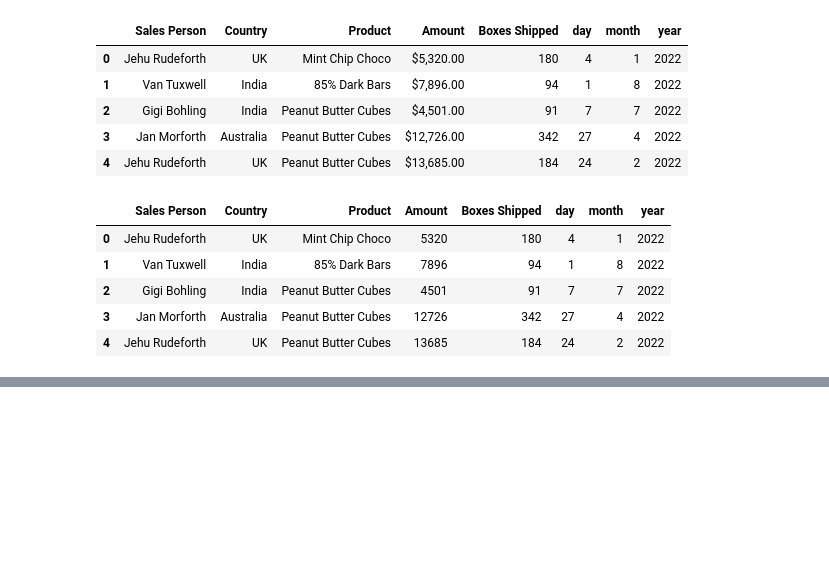
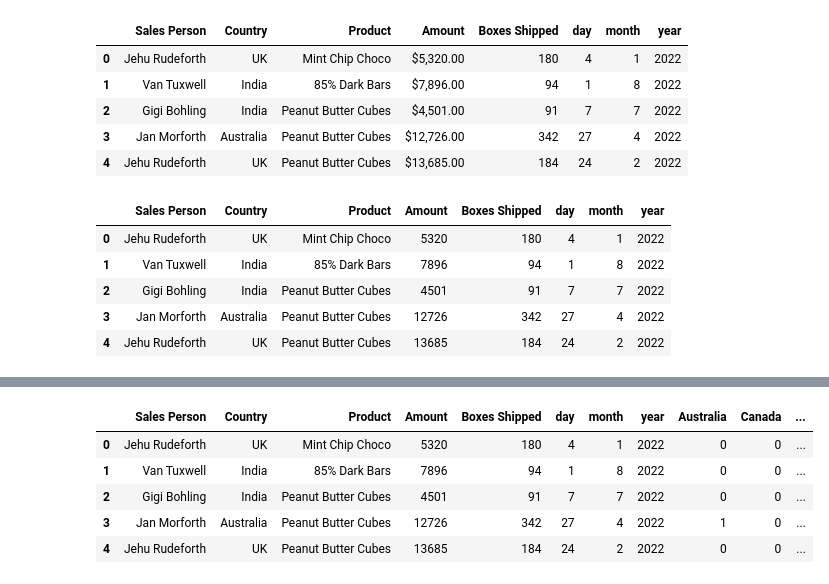
Before and after one commit to mayurimamdi/ChocolateSaleEDAandAnalysis, a Jupyter notebook: notebook/EDA.ipynb, the cells around one changed output, grey strips where cells are left out. Saved outputs shown, nothing was run; the diff lists cells and outputs as text; code cells hidden in the pictures; blank space fills up the shorter version.

```diff
--- a/notebook/EDA.ipynb
+++ b/notebook/EDA.ipynb
@@ -152,0 +202,17 @@ df.head()
+# %%
+dff['New Zealand']=dff['New Zealand'].astype(int)
+# %%
+dff['Australia']=dff['Australia'].astype(int)
+# %%
+dff['Canada']=dff['Canada'].astype(int)
+# %%
+dff['India']=dff['India'].astype(int)
+# %%
+dff.head()
+# %% [output]
+|  | Sales Person | Country | Product | Amount | Boxes Shipped | day | month | year | Australia | Canada | ... |
+| 0 | Jehu Rudeforth | UK | Mint Chip Choco | 5320 | 180 | 4 | 1 | 2022 | 0 | 0 | ... |
+| 1 | Van Tuxwell | India | 85% Dark Bars | 7896 | 94 | 1 | 8 | 2022 | 0 | 0 | ... |
+| 2 | Gigi Bohling | India | Peanut Butter Cubes | 4501 | 91 | 7 | 7 | 2022 | 0 | 0 | ... |
+| 3 | Jan Morforth | Australia | Peanut Butter Cubes | 12726 | 342 | 27 | 4 | 2022 | 1 | 0 | ... |
+| 4 | Jehu Rudeforth | UK | Peanut Butter Cubes | 13685 | 184 | 24 | 2 | 2022 | 0 | 0 | ... |
```
Also changed, not shown: parts of 36 cells of this notebook.
